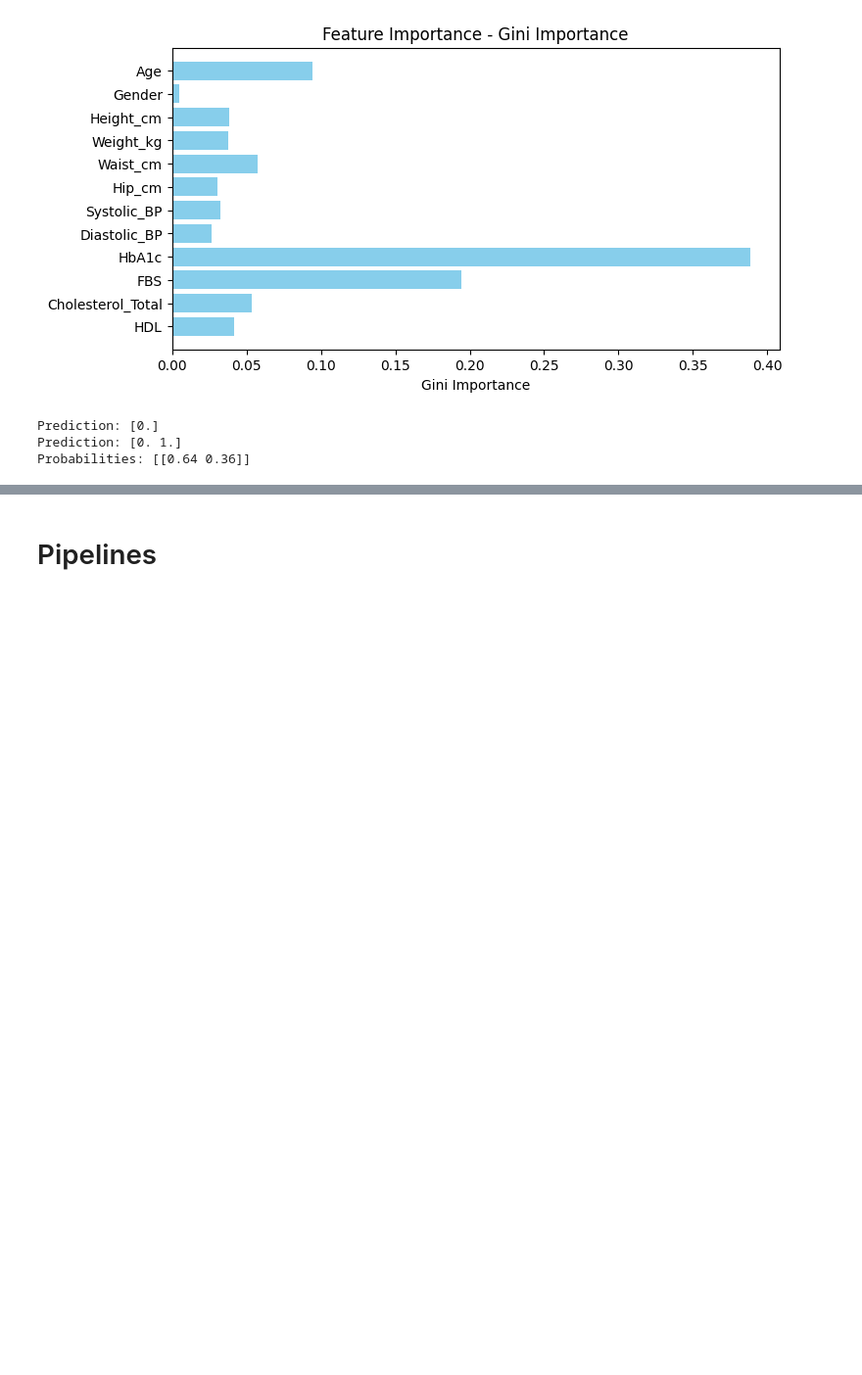
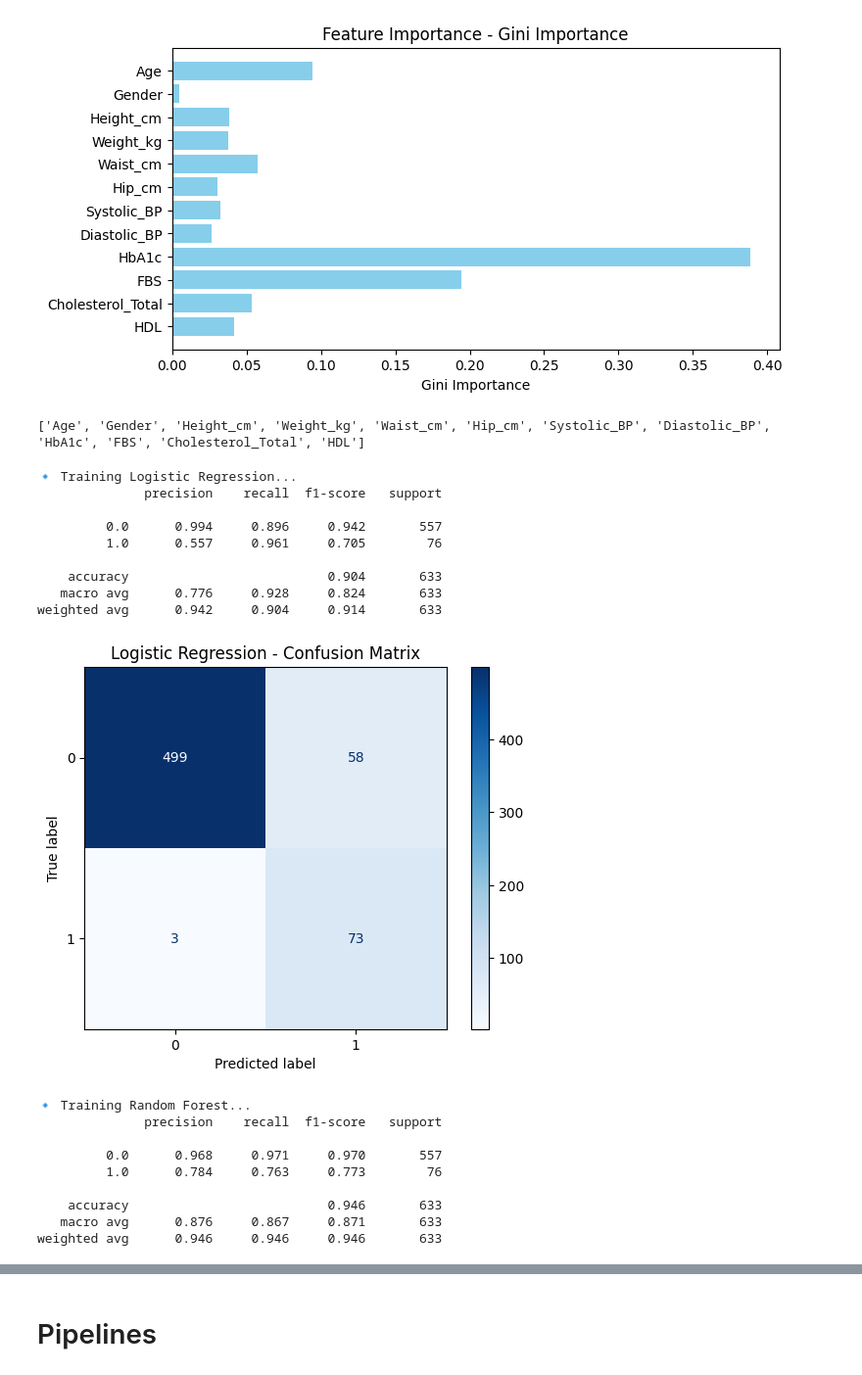
Before and after one commit to Jarmen24/thesis_diabetes, a Jupyter notebook: train_data.ipynb, the cells around one changed output, grey strips where cells are left out. Shown at 98% size. Cells and saved outputs as stored; diff of their text form; code cells hidden in the pictures; blank space fills up the shorter version.

Commit message:
chore: trial fixing of the model prediction

```diff
--- a/train_data.ipynb
+++ b/train_data.ipynb
@@ -409,12 +387,72 @@ plt.show()
 # %%
-# new patient example (must follow same feature order used in training!)
+numeric_features = X_train.columns.tolist()
 
-new_patient = [[34, 1, 173.3, 90.6, 106.1, 110.6, 110, 72, 5.1, 100, 183, 46]]
+preprocessor = ColumnTransformer(
+    transformers=[('num', StandardScaler(), numeric_features)],
+    remainder='passthrough'  # keep any non-numeric features if present
+)
 
-print("Prediction:", forest_model.predict(new_patient))
-print("Prediction:", forest_model.classes_)
-print("Probabilities:", forest_model.predict_proba(new_patient))
+print(numeric_features)
 # %% [output]
-Prediction: [0.]
-Prediction: [0. 1.]
-Probabilities: [[0.64 0.36]]
+['Age', 'Gender', 'Height_cm', 'Weight_kg', 'Waist_cm', 'Hip_cm', 'Systolic_BP', 'Diastolic_BP', 'HbA1c', 'FBS', 'Cholesterol_Total', 'HDL']
+# %%
+models = {
+    "Logistic Regression": LogisticRegression(max_iter=1000, random_state=42),
+    "Random Forest": RandomForestClassifier(n_estimators=200, random_state=42),
+    "KNN": KNeighborsClassifier(n_neighbors=5),
+    "SVM": SVC(probability=True, random_state=42),
+    "XGBoost": XGBClassifier(use_label_encoder=False, eval_metric='logloss', random_state=42)
+}
+# %%
+
+def train_and_evaluate_model(models, X_train, y_train, X_valid, y_valid):
+
+    for name, model in models.items():
+        print(f"\n🔹 Training {name}...")
+
+        if name == "Random Forest" or name == "XGBoost":
+          pipe = ImbPipeline([
+              ('oversample', RandomOverSampler()),
+              ('model', model)
+          ])
+        else:
+          pipe = ImbPipeline([
+              ('preprocess', preprocessor),
+              ('oversample', RandomOverSampler()),
+              ('model', model)
+          ])
+
+        pipe.fit(X_train, y_train)
+
+        y_pred = pipe.predict(X_valid)
+        y_proba = pipe.predict_proba(X_valid)[:, 1]
+
+        print(classification_report(y_valid, y_pred, digits=3))
+
+        cm = confusion_matrix(y_valid, y_pred)
+        disp = ConfusionMatrixDisplay(confusion_matrix=cm)
+        disp.plot(cmap='Blues')
+        plt.title(f"{name} - Confusion Matrix")
+        plt.show()
+
+train_and_evaluate_model(models, X_train, y_train, X_valid, y_valid)
+# %% [output]
+🔹 Training Logistic Regression...
+              precision    recall  f1-score   support
+
+         0.0      0.994     0.896     0.942       557
+         1.0      0.557     0.961     0.705        76
+
+    accuracy                          0.904       633
+   macro avg      0.776     0.928     0.824       633
+weighted avg      0.942     0.904     0.914       633
+[figure, added]
+🔹 Training Random Forest...
+              precision    recall  f1-score   support
+
+         0.0      0.968     0.971     0.970       557
+         1.0      0.784     0.763     0.773        76
+
+    accuracy                          0.946       633
+   macro avg      0.876     0.867     0.871       633
+weighted avg      0.946     0.946     0.946       633
```
Also changed, not shown: parts of 11 cells of this notebook.
